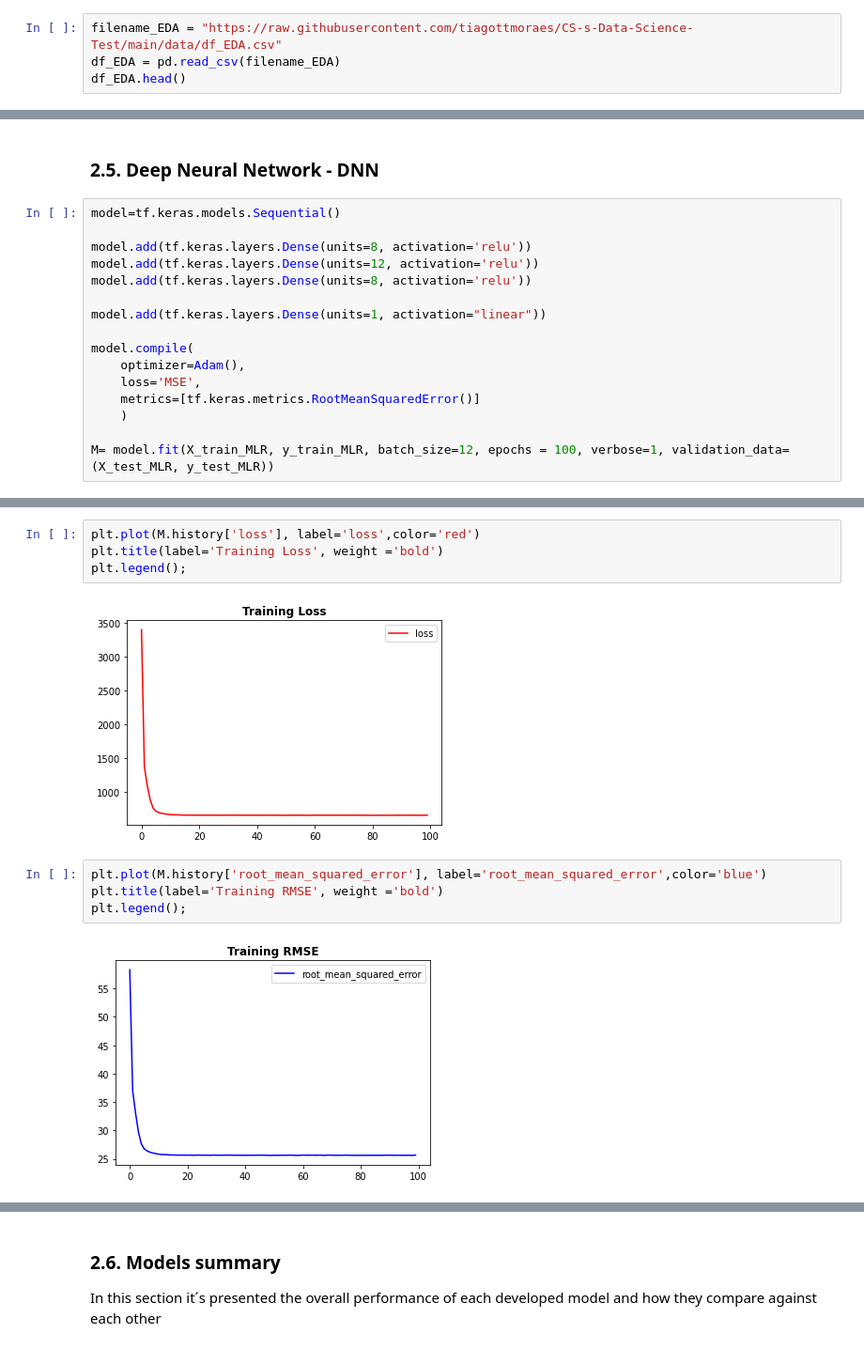
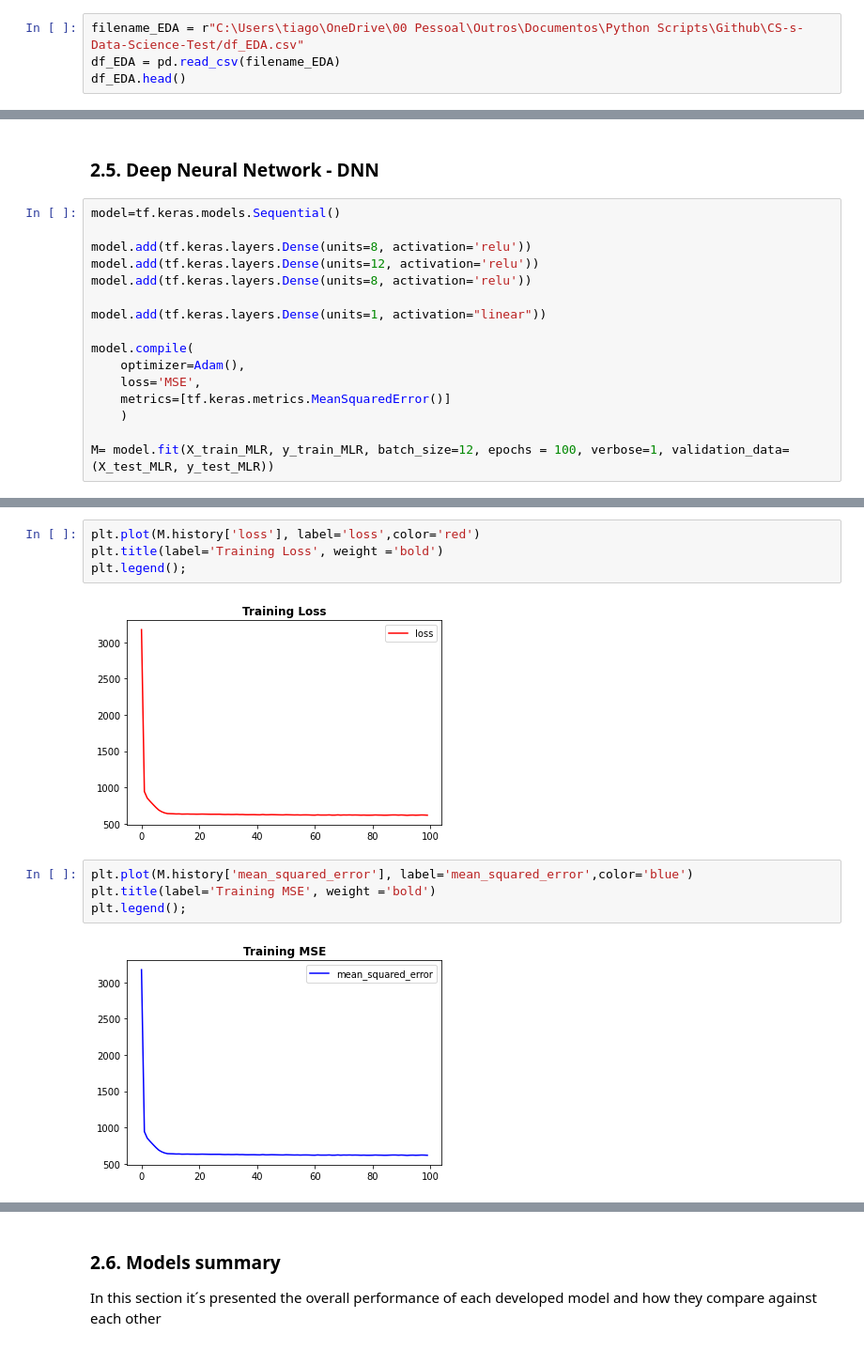
Before and after one commit to tiagottmoraes/CS-s-Data-Science-Example, a Jupyter notebook: 3. ML Model - Data Science Test.ipynb, the cells around one changed output, grey strips where cells are left out. Shown at 94% size. Cells and saved outputs as stored; diff of their text form.

```diff
--- a/3. ML Model - Data Science Test.ipynb
+++ b/3. ML Model - Data Science Test.ipynb
@@ -57,7 +58,7 @@ from sklearn.preprocessing import MinMaxScaler
 # %% [markdown]
 After loading the df_EDA.csv into a dataframe called **df_EDA**, let's look at the first five rows using the `head()` function:
 # %%
-filename_EDA = "https://raw.githubusercontent.com/tiagottmoraes/CS-s-Data-Science-Test/main/data/df_EDA.csv"
+filename_EDA = r"C:\Users\tiago\OneDrive\00 Pessoal\Outros\Documentos\Python Scripts\Github\CS-s-Data-Science-Test/df_EDA.csv"
 df_EDA = pd.read_csv(filename_EDA)
 df_EDA.head()
 # %% [output]
@@ -382,7 +333,7 @@ model.add(tf.keras.layers.Dense(units=1, activation="linear"))
 model.compile(
     optimizer=Adam(),
     loss='MSE',
-    metrics=[tf.keras.metrics.RootMeanSquaredError()]
+    metrics=[tf.keras.metrics.MeanSquaredError()]
     )
 
 M= model.fit(X_train_MLR, y_train_MLR, batch_size=12, epochs = 100, verbose=1, validation_data=(X_test_MLR, y_test_MLR))
@@ -409,13 +360,13 @@ plt.plot(M.history['loss'], label='loss',color='red')
 plt.title(label='Training Loss', weight ='bold')
 plt.legend();
 # %% [output]
-[figure, old version]
+[figure, new version]
 # %%
-plt.plot(M.history['root_mean_squared_error'], label='root_mean_squared_error',color='blue')
-plt.title(label='Training RMSE', weight ='bold')
+plt.plot(M.history['mean_squared_error'], label='mean_squared_error',color='blue')
+plt.title(label='Training MSE', weight ='bold')
 plt.legend();
 # %% [output]
-[figure, old version]
+[figure, new version]
 # %%
 yhat_DNN=model.predict(X_test_MLR, steps=1)
 r2_score(y_test_MLR, yhat_DNN)
```
Also changed, not shown: parts of 30 cells of this notebook.
